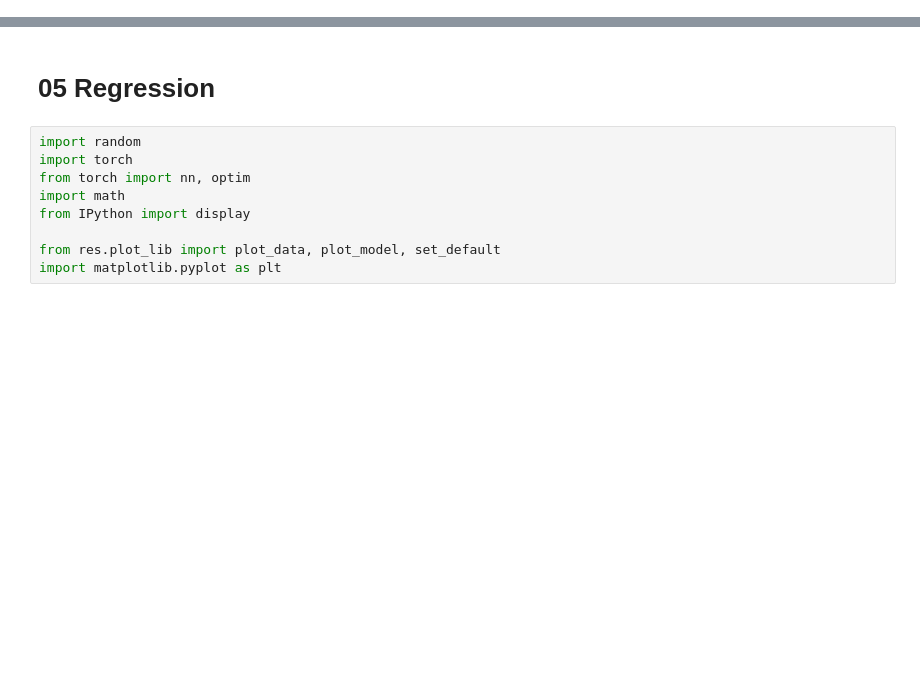
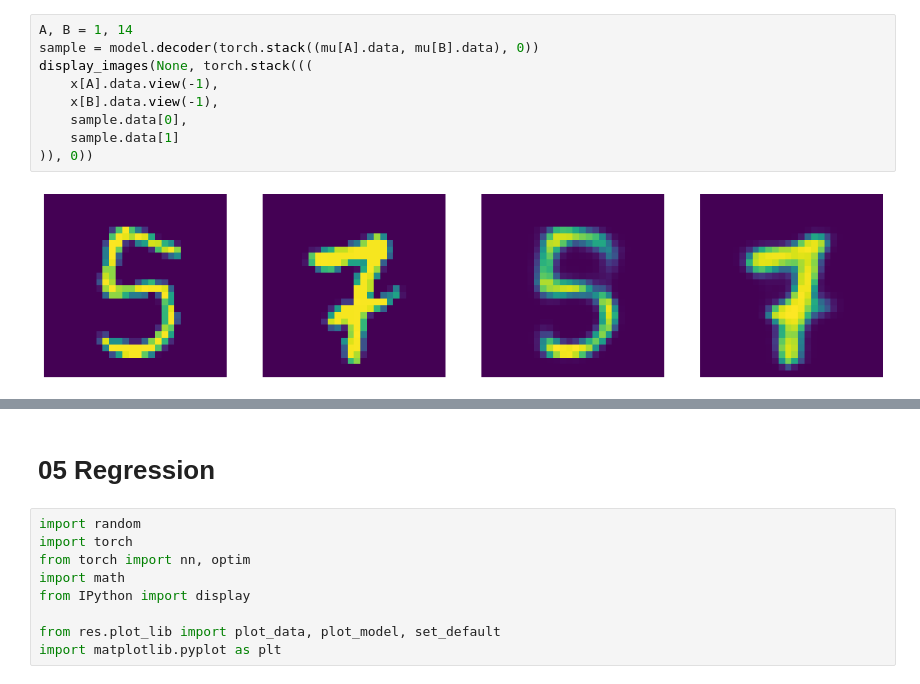
Before and after one commit to Ryanglambert/pytorch-Deep-Learning, a Jupyter notebook: scratch.ipynb, the cells around one changed output, grey strips where cells are left out. Cells and saved outputs as stored; diff of their text form; blank space fills up the shorter version.

```diff
--- a/scratch.ipynb
+++ b/scratch.ipynb
@@ -0,0 +198,11 @@
+# %%
+A, B = 1, 14
+sample = model.decoder(torch.stack((mu[A].data, mu[B].data), 0))
+display_images(None, torch.stack(((
+    x[A].data.view(-1),
+    x[B].data.view(-1),
+    sample.data[0],
+    sample.data[1]
+)), 0))
+# %% [output]
+[figure, added]
```
Also changed, not shown: parts of 31 cells of this notebook.
